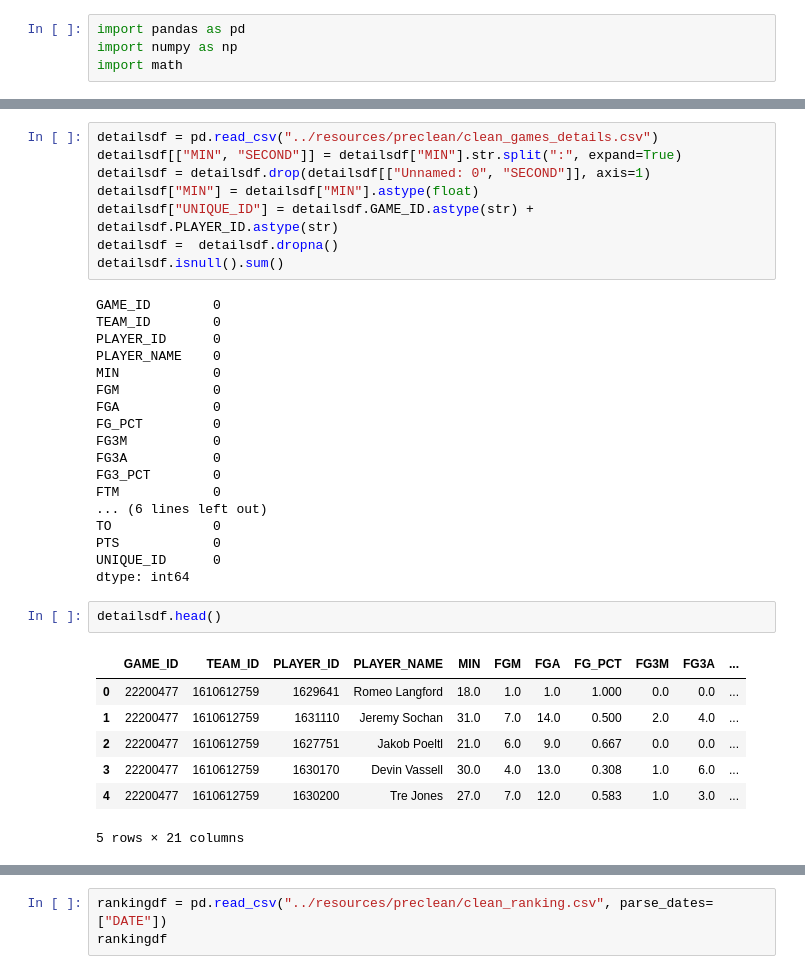
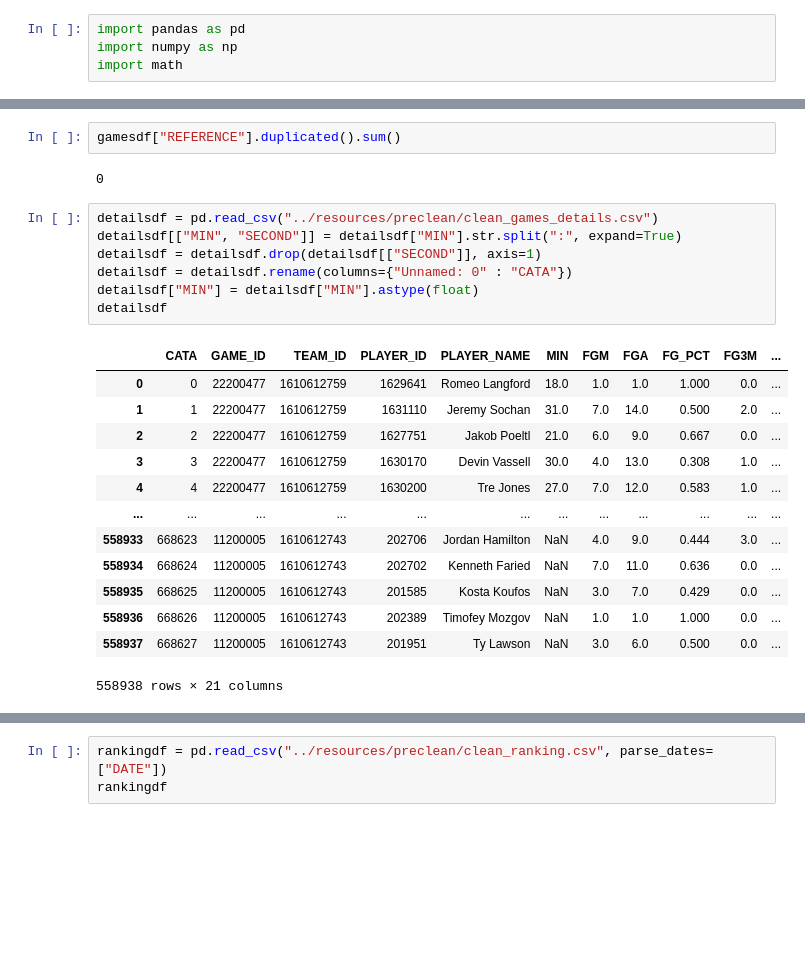
Before and after one commit to mrneuenschwander/Bootcamp-Final-Project, a Jupyter notebook: jupyter/emprrs_washboard.ipynb, the cells around one changed output, grey strips where cells are left out. Drawn from its saved outputs; the diff is of its cells as text; blank space fills up the shorter version.

```diff
--- a/jupyter/emprrs_washboard.ipynb
+++ b/jupyter/emprrs_washboard.ipynb
@@ -29,36 +43,25 @@ dtype: object
+# %%
+gamesdf["REFERENCE"].duplicated().sum()
+# %% [output]
+0
 # %%
 detailsdf = pd.read_csv("../resources/preclean/clean_games_details.csv")
 detailsdf[["MIN", "SECOND"]] = detailsdf["MIN"].str.split(":", expand=True)
-detailsdf = detailsdf.drop(detailsdf[["Unnamed: 0", "SECOND"]], axis=1)
+detailsdf = detailsdf.drop(detailsdf[["SECOND"]], axis=1)
+detailsdf = detailsdf.rename(columns={"Unnamed: 0" : "CATA"})
 detailsdf["MIN"] = detailsdf["MIN"].astype(float)
-detailsdf["UNIQUE_ID"] = detailsdf.GAME_ID.astype(str) + detailsdf.PLAYER_ID.astype(str)
-detailsdf =  detailsdf.dropna()
-detailsdf.isnull().sum()
+detailsdf
 # %% [output]
+|  | CATA | GAME_ID | TEAM_ID | PLAYER_ID | PLAYER_NAME | MIN | FGM | FGA | FG_PCT | FG3M | ... |
+| 0 | 0 | 22200477 | 1610612759 | 1629641 | Romeo Langford | 18.0 | 1.0 | 1.0 | 1.000 | 0.0 | ... |
+| 1 | 1 | 22200477 | 1610612759 | 1631110 | Jeremy Sochan | 31.0 | 7.0 | 14.0 | 0.500 | 2.0 | ... |
+| 2 | 2 | 22200477 | 1610612759 | 1627751 | Jakob Poeltl | 21.0 | 6.0 | 9.0 | 0.667 | 0.0 | ... |
+| 3 | 3 | 22200477 | 1610612759 | 1630170 | Devin Vassell | 30.0 | 4.0 | 13.0 | 0.308 | 1.0 | ... |
+| 4 | 4 | 22200477 | 1610612759 | 1630200 | Tre Jones | 27.0 | 7.0 | 12.0 | 0.583 | 1.0 | ... |
+| ... | ... | ... | ... | ... | ... | ... | ... | ... | ... | ... | ... |
+| 558933 | 668623 | 11200005 | 1610612743 | 202706 | Jordan Hamilton | NaN | 4.0 | 9.0 | 0.444 | 3.0 | ... |
+| 558934 | 668624 | 11200005 | 1610612743 | 202702 | Kenneth Faried | NaN | 7.0 | 11.0 | 0.636 | 0.0 | ... |
+| 558935 | 668625 | 11200005 | 1610612743 | 201585 | Kosta Koufos | NaN | 3.0 | 7.0 | 0.429 | 0.0 | ... |
+| 558936 | 668626 | 11200005 | 1610612743 | 202389 | Timofey Mozgov | NaN | 1.0 | 1.0 | 1.000 | 0.0 | ... |
+| 558937 | 668627 | 11200005 | 1610612743 | 201951 | Ty Lawson | NaN | 3.0 | 6.0 | 0.500 | 0.0 | ... |
-GAME_ID        0
-TEAM_ID        0
-PLAYER_ID      0
-PLAYER_NAME    0
-MIN            0
-FGM            0
-FGA            0
-FG_PCT         0
-FG3M           0
-FG3A           0
-FG3_PCT        0
-FTM            0
-... (6 lines left out)
-TO             0
-PTS            0
-UNIQUE_ID      0
-dtype: int64
+558938 rows × 21 columns
-# %%
-detailsdf.head()
-# %% [output]
-|  | GAME_ID | TEAM_ID | PLAYER_ID | PLAYER_NAME | MIN | FGM | FGA | FG_PCT | FG3M | FG3A | ... |
-| 0 | 22200477 | 1610612759 | 1629641 | Romeo Langford | 18.0 | 1.0 | 1.0 | 1.000 | 0.0 | 0.0 | ... |
-| 1 | 22200477 | 1610612759 | 1631110 | Jeremy Sochan | 31.0 | 7.0 | 14.0 | 0.500 | 2.0 | 4.0 | ... |
-| 2 | 22200477 | 1610612759 | 1627751 | Jakob Poeltl | 21.0 | 6.0 | 9.0 | 0.667 | 0.0 | 0.0 | ... |
-| 3 | 22200477 | 1610612759 | 1630170 | Devin Vassell | 30.0 | 4.0 | 13.0 | 0.308 | 1.0 | 6.0 | ... |
-| 4 | 22200477 | 1610612759 | 1630200 | Tre Jones | 27.0 | 7.0 | 12.0 | 0.583 | 1.0 | 3.0 | ... |
-5 rows × 21 columns
```
Also changed, not shown: parts of 16 cells of this notebook, 4 other files.
